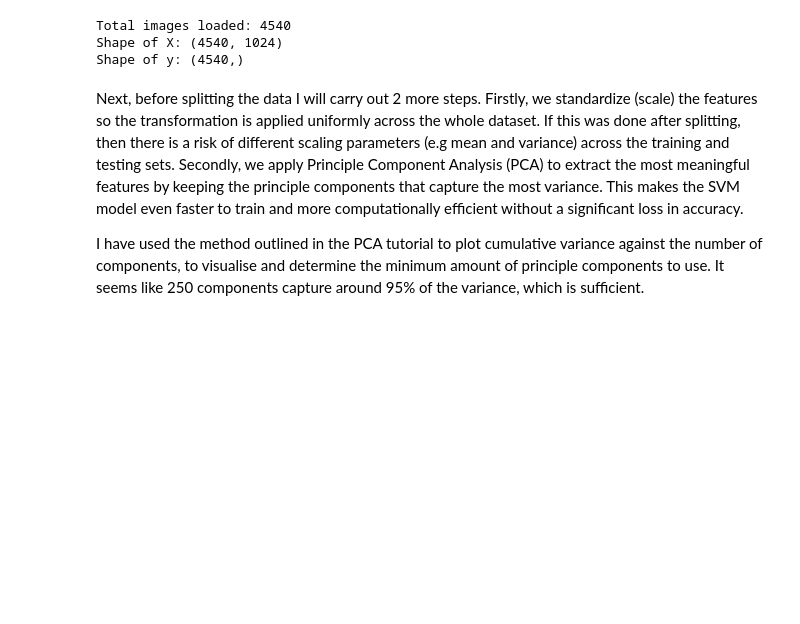
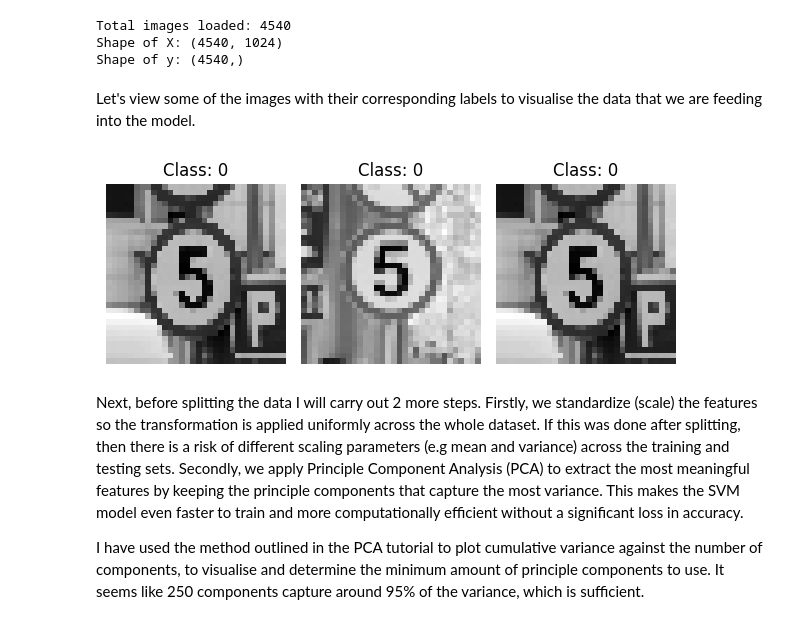
Before and after one commit to yarik-kra/Intro-AI-Coursework, a Jupyter notebook: svm-classifer-model.ipynb, the cells around one changed output. Cells and saved outputs as stored; diff of their text form; code cells hidden in the pictures; blank space fills up the shorter version.

Commit message:
Added a confusion matrix and image visualisation

```diff
--- a/svm-classifer-model.ipynb
+++ b/svm-classifer-model.ipynb
@@ -56,7 +56,7 @@ labels_path = 'data/labels.csv'
 
 # Verifying the images in the DATA set
 
-valid_images = []
+valid_data_images = []
 for class_id in range(58):
     directory = os.path.join(data_path, str(class_id))
     if os.path.exists(directory):
@@ -64,13 +64,13 @@ for class_id in range(58):
             try:
                 image = Image.open(os.path.join(directory, img_file))
                 image.verify()
-                valid_images.append(os.path.join(directory, img_file))
+                valid_data_images.append(os.path.join(directory, img_file))
             except Exception as e:
                 print(f"Image not valid: {img_file}, Error: {e}")
 
 # Verifying the images in the TEST set
 
-valid_images = []
+valid_test_images = []
 for class_id in range(58):
     directory = os.path.join(test_path, str(class_id))
     if os.path.exists(directory):
@@ -78,7 +78,7 @@ for class_id in range(58):
             try:
                 image = Image.open(os.path.join(directory, img_file))
                 image.verify()
-                valid_images.append(os.path.join(directory, img_file))
+                valid_test_images.append(os.path.join(directory, img_file))
             except Exception as e:
                 print(f"Image not valid: {img_file}, Error: {e}")
 
@@ -145,6 +145,21 @@ print(f"Shape of y: {y.shape}")
 Total images loaded: 4540
 Shape of X: (4540, 1024)
 Shape of y: (4540,)
+# %% [markdown]
+Let's view some of the images with their corresponding labels to visualise the data that we are feeding into the model.
+# %%
+def plot_samples(images, class_ids, n_rows=1, n_cols=3):
+    fig, axes = plt.subplots(n_rows, n_cols, figsize=(6, 6))
+    for i, ax in enumerate(axes.flat):
+        ax.imshow(images[i].reshape(32, 32), cmap='gray')
+        ax.set_title(f"Class: {class_ids[i]}")
+        ax.axis('off')
+    plt.tight_layout()
+    plt.show()
+
+plot_samples(X[:3], y[:3])
+# %% [output]
+[figure, added]
 # %% [markdown]
 Next, before splitting the data I will carry out 2 more steps.
 Firstly, we standardize (scale) the features so the transformation is applied uniformly across the whole dataset. If this was done after splitting, then there is a risk of different scaling parameters (e.g mean and variance) across the training and testing sets.
```
Also changed, not shown: parts of 5 cells of this notebook.
